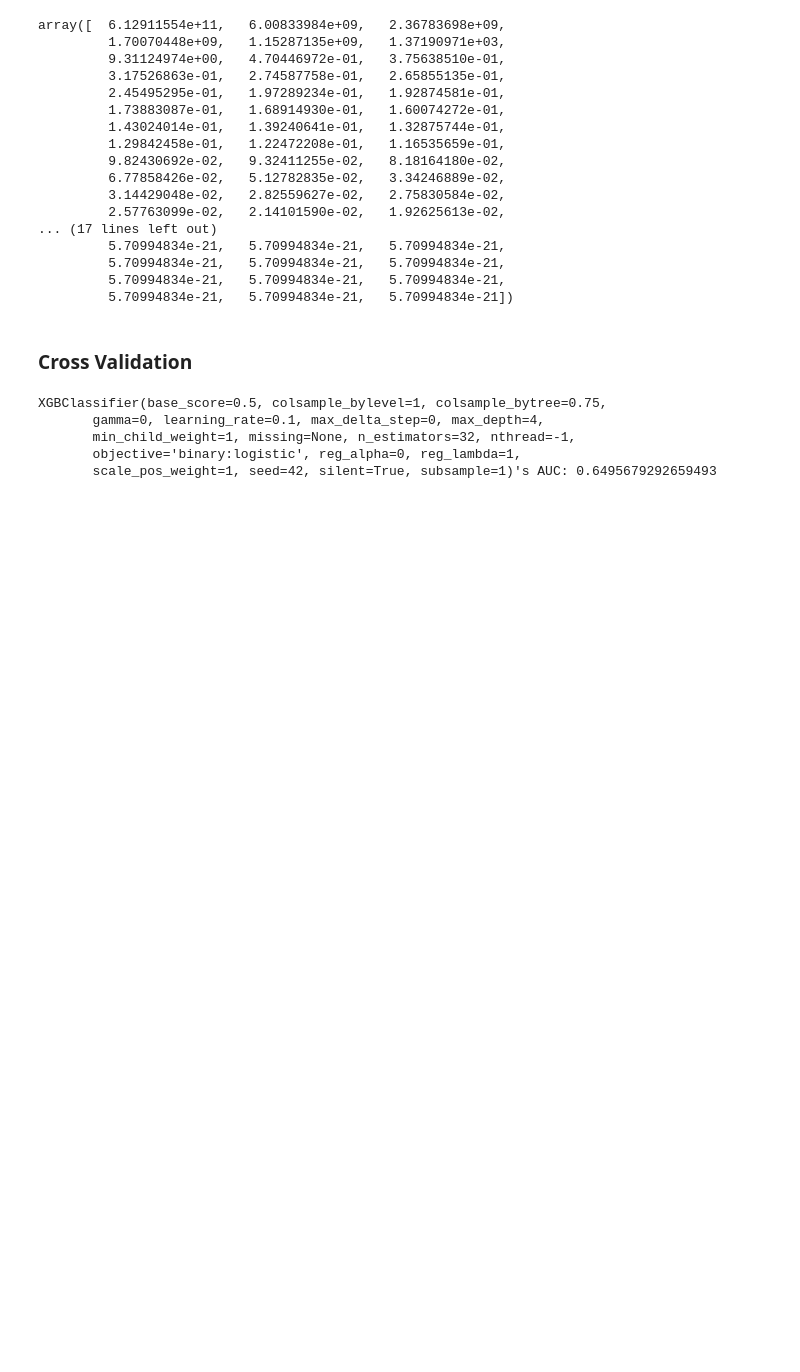
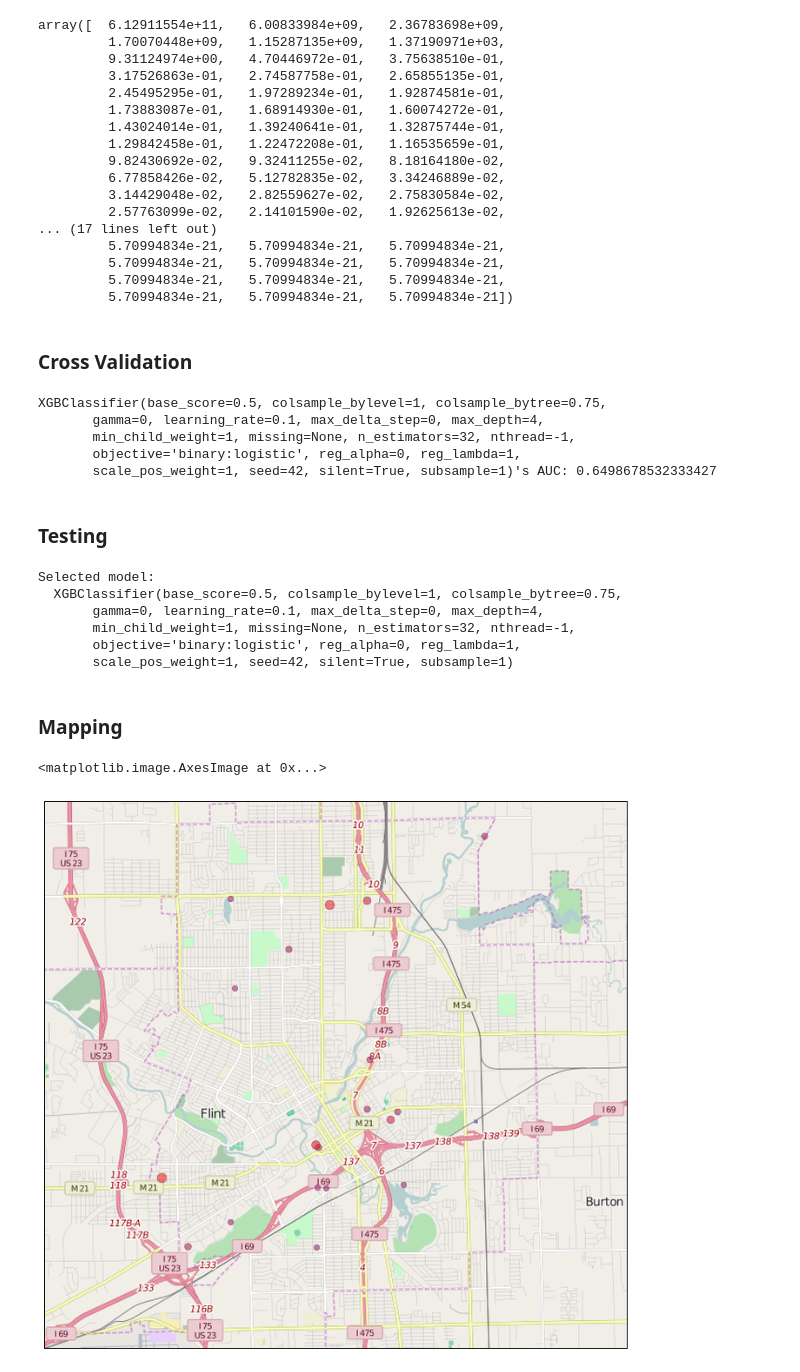
Before and after one commit to MichiganDataScienceTeam/flint-water, a Jupyter notebook: Notebooks/Flint - Max.ipynb, the cells around one changed output. Saved outputs shown, nothing was run; the diff lists cells and outputs as text; code cells hidden in the pictures; blank space fills up the shorter version.

Commit message:
Added mapping to Max's nb

```diff
--- a/Notebooks/Flint - Max.ipynb
+++ b/Notebooks/Flint - Max.ipynb
@@ -13,5 +13,6 @@ import matplotlib.pyplot as plt
 # Constants & Script Parameters
 RESIDENTIAL_TEST_DATA = "../../residential_test_data.csv"
 PARCEL_GEO_DATA = "../../parcel_geo_data.tsv"
+FLINT_MAP_PNG = "../Images/map.png"
 # %% [markdown]
 **Goal:** predict lead levels for untested parcels, to determine if action needs to be taken at these locations. A *parcel* is a distinct portion of land.
@@ -150,6 +150,7 @@ model_xgb = xgb.XGBClassifier(colsample_bytree = 0.75,
                               seed = 42)
 
 models = [model_xgb]
+models_score = []
 num_folds = 10
 
 kf = KFold(train_X.shape[0], num_folds, shuffle=True)
@@ -171,10 +172,66 @@ for model in models:
         total += auc(fpr, tpr)
 
     accuracy = total / num_folds
+    models_score.append(accuracy)
     print("{0}'s AUC: {1}".format(model, accuracy))
 # %% [output]
 XGBClassifier(base_score=0.5, colsample_bylevel=1, colsample_bytree=0.75,
        gamma=0, learning_rate=0.1, max_delta_step=0, max_depth=4,
        min_child_weight=1, missing=None, n_estimators=32, nthread=-1,
        objective='binary:logistic', reg_alpha=0, reg_lambda=1,
-       scale_pos_weight=1, seed=42, silent=True, subsample=1)'s AUC: 0.6495679292659493
+       scale_pos_weight=1, seed=42, silent=True, subsample=1)'s AUC: 0.6498678532333427
+# %% [markdown]
+### Testing
+# %%
+highest_score = max(models_score)
+highest_score_index = models_score.index(highest_score)
+
+final_model = models[highest_score_index]
+print("Selected model:\n  {0}".format(final_model))
+
+final_model.fit(train_X, train_Y)
+predictions = final_model.predict_proba(test_X)
+# %% [output]
+Selected model:
+  XGBClassifier(base_score=0.5, colsample_bylevel=1, colsample_bytree=0.75,
+       gamma=0, learning_rate=0.1, max_delta_step=0, max_depth=4,
+       min_child_weight=1, missing=None, n_estimators=32, nthread=-1,
+       objective='binary:logistic', reg_alpha=0, reg_lambda=1,
+       scale_pos_weight=1, seed=42, silent=True, subsample=1)
+# %% [markdown]
+### Mapping
+# %%
+from mpl_toolkits.basemap import Basemap
+
+fig = plt.figure()
+fig.set_size_inches(12, 12)
+
+# Creates a mapping bewteen a figure and long/lats
+m = Basemap(llcrnrlon=-83.77, llcrnrlat=42.97, urcrnrlon=-83.61, urcrnrlat=43.08,
+            projection='lcc', lat_1=42, lat_2=44, lon_0=-83.65,
+            resolution='i', area_thresh=100)
+
+# Get location data for plotting
+location_data_df = parcel_df[test_pids_mask].copy()
+location_data_df = location_data_df[['Latitude', 'Longitude']]
+location_data_df['prob'] = predictions[:, 1]
+
+# Select all points that have a certain probability of testing high
+prob_threshold = 0.25 # Probability
+dangerous_probs = location_data_df['prob'] > prob_threshold
+lons = location_data_df['Longitude'][dangerous_probs].values
+lats = location_data_df['Latitude'][dangerous_probs].values
+prob = location_data_df['prob'][dangerous_probs].values
+
+x_cor, y_cor = m(lons, lats) # Translate lat & long into map x,y coords
+colors = prob/prob.max()
+for i, coords in enumerate(zip(x_cor, y_cor)):
+    m.plot(coords[0], coords[1], markersize=25*prob[i], marker='o',
+           color=(colors[i], 0.0, 1 - colors[i]), alpha=0.5)
+
+
+im = plt.imread(FLINT_MAP_PNG)
+m.imshow(im, interpolation='lanczos', origin='upper')
+# %% [output]
+<matplotlib.image.AxesImage at 0x...>
+[figure, added]
```
Also changed, not shown: parts of 3 cells of this notebook.
